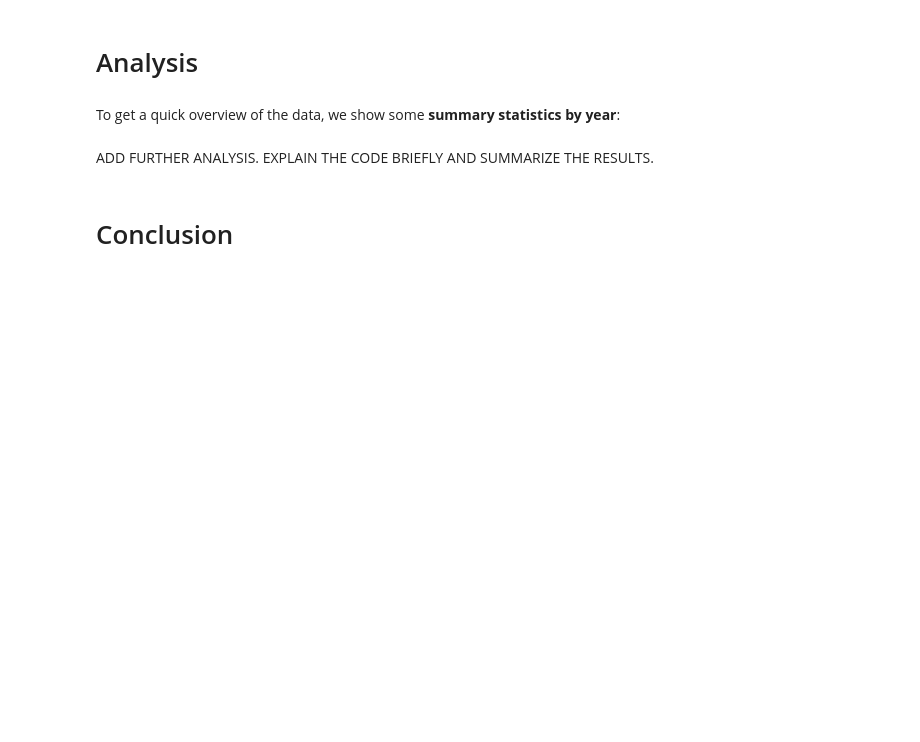
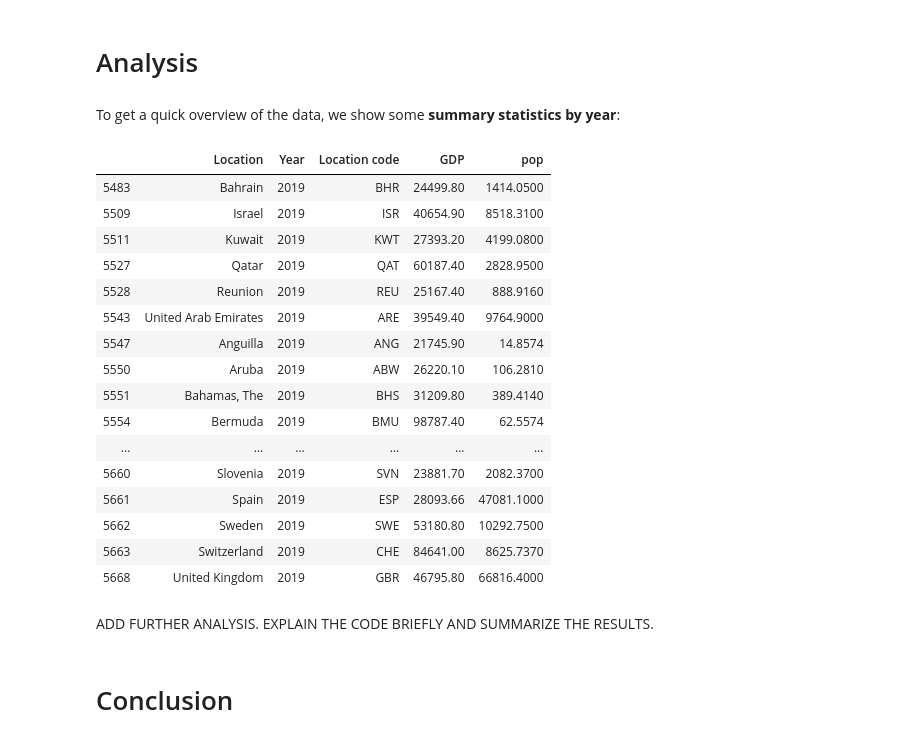
Before and after one commit to NumEconCopenhagen/projects-2020-1001numpyarrays, a Jupyter notebook: dataproject/dataproject.ipynb, the cells around one changed output. Cells and saved outputs as stored; diff of their text form; code cells hidden in the pictures; blank space fills up the shorter version.

```diff
--- a/dataproject/dataproject.ipynb
+++ b/dataproject/dataproject.ipynb
@@ -249,0 +245,27 @@ merged.groupby('year').agg(['mean','std']).round(2)
+# %%
+GDP_pop.groupby('Year').agg(["mean", "max", "min"]).round(2)
+
+#GDP_pop.describe()
+GDP_pop_group4 = GDP_pop[(GDP_pop.GDP <= 1959.62) & (GDP_pop.Year == 2019)]
+GDP_pop_group3 = GDP_pop[( GDP_pop.GDP >= 1959.62) & (GDP_pop.GDP <= 6404.62) & (GDP_pop.Year == 2019)]
+GDP_pop_group2 = GDP_pop[( GDP_pop.GDP >= 6404.62) & (GDP_pop.GDP <= 21745.90) & (GDP_pop.Year == 2019)]
+GDP_pop_group1 = GDP_pop[( GDP_pop.GDP >= 21745.90)  & (GDP_pop.Year == 2019)]
+GDP_pop_group1.head(200)
+# %% [output]
+|  | Location | Year | Location code | GDP | pop |
+| 5483 | Bahrain | 2019 | BHR | 24499.80 | 1414.0500 |
+| 5509 | Israel | 2019 | ISR | 40654.90 | 8518.3100 |
+| 5511 | Kuwait | 2019 | KWT | 27393.20 | 4199.0800 |
+| 5527 | Qatar | 2019 | QAT | 60187.40 | 2828.9500 |
+| 5528 | Reunion | 2019 | REU | 25167.40 | 888.9160 |
+| 5543 | United Arab Emirates | 2019 | ARE | 39549.40 | 9764.9000 |
+| 5547 | Anguilla | 2019 | ANG | 21745.90 | 14.8574 |
+| 5550 | Aruba | 2019 | ABW | 26220.10 | 106.2810 |
+| 5551 | Bahamas, The | 2019 | BHS | 31209.80 | 389.4140 |
+| 5554 | Bermuda | 2019 | BMU | 98787.40 | 62.5574 |
+| ... | ... | ... | ... | ... | ... |
+| 5660 | Slovenia | 2019 | SVN | 23881.70 | 2082.3700 |
+| 5661 | Spain | 2019 | ESP | 28093.66 | 47081.1000 |
+| 5662 | Sweden | 2019 | SWE | 53180.80 | 10292.7500 |
+| 5663 | Switzerland | 2019 | CHE | 84641.00 | 8625.7370 |
+| 5668 | United Kingdom | 2019 | GBR | 46795.80 | 66816.4000 |
```
Also changed, not shown: parts of 11 cells of this notebook.
